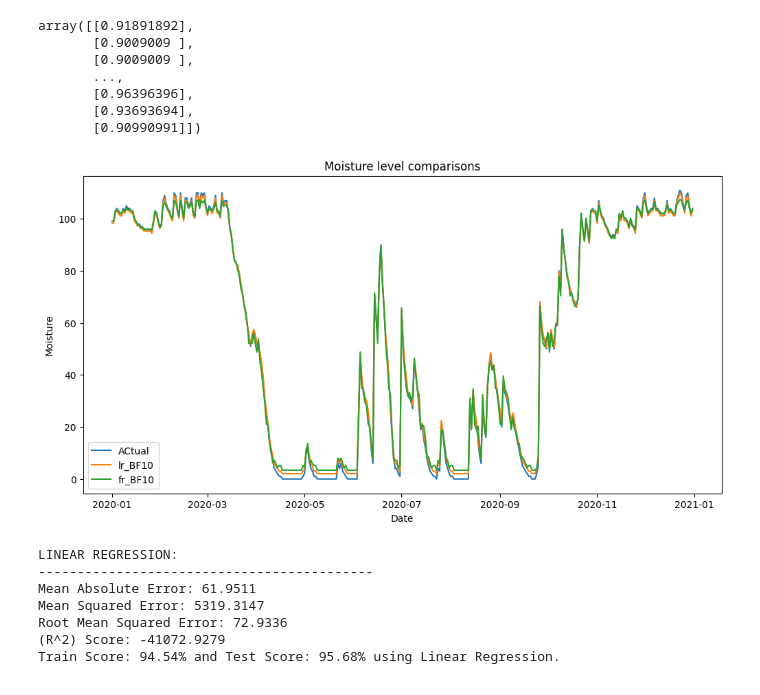
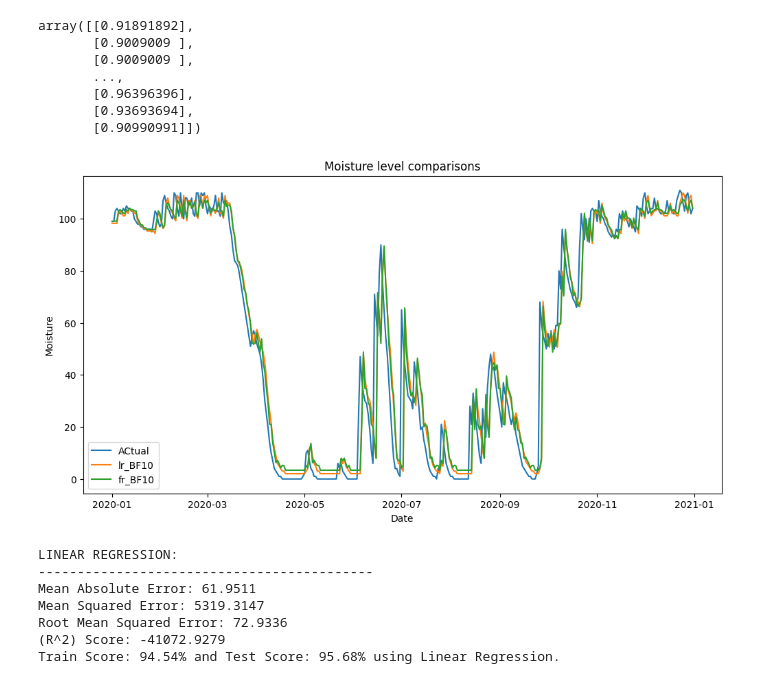
Before and after one commit to RompfRobert/Machine_Learning_and_Deep_Learning, a Jupyter notebook: Capstone-Project/test2.ipynb, the cells around one changed output. Drawn from its saved outputs; the diff is of its cells as text; code cells hidden in the pictures.

Commit message:
succesful prediction

```diff
--- a/Capstone-Project/test2.ipynb
+++ b/Capstone-Project/test2.ipynb
@@ -333,28 +325,28 @@ array([[0.91891892],
 # %%
 forest_pred = forest.predict(X_test)
 lr_pred = linear.predict(X_test)
 
 forest_pred = sc.inverse_transform(forest_pred.reshape(-1, 1))
 lr_pred = sc.inverse_transform(lr_pred.reshape(-1, 1))
 
 prediction = pd.DataFrame(lr_pred, index=df2[9057+FORECAST:].index, columns = ['lr_BF10'])
 prediction['fr_BF10'] = forest_pred
 prediction['Actuals'] = sc.inverse_transform(y_test.reshape(-1, 1))
 
-prediction['lr_BF10'] = prediction[['lr_BF10']].shift(-FORECAST)
-prediction['fr_BF10'] = prediction[['fr_BF10']].shift(-FORECAST)
+prediction['lr_BF10'] = prediction[['lr_BF10']].shift(FORECAST)
+prediction['fr_BF10'] = prediction[['fr_BF10']].shift(FORECAST)
 
 plt.figure(figsize=(12,6))
 plt.plot(prediction['Actuals']['2020'], label = 'ACtual')
 plt.plot(prediction['lr_BF10']['2020'], label = 'lr_BF10')
 plt.plot(prediction['fr_BF10']['2020'], label = 'fr_BF10')
 plt.legend()
 plt.title('Moisture level comparisons')
 plt.ylabel("Moisture")
 plt.xlabel('Date')
 plt.show()
 # %% [output]
-[figure, old version]
+[figure, new version]
 # %%
 print('LINEAR REGRESSION: \n-------------------------------------------')
 print("Mean Absolute Error:", round(metrics.mean_absolute_error(y_test, lr_pred), 4))
```
Also changed, not shown: parts of 30 cells of this notebook.
